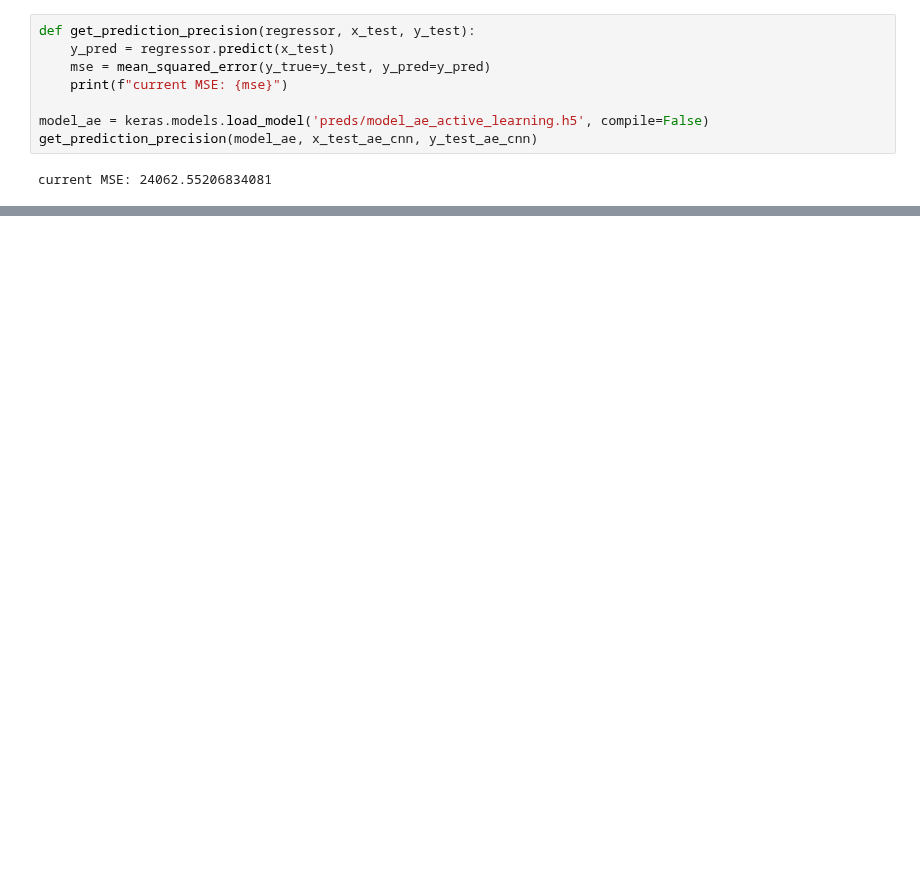
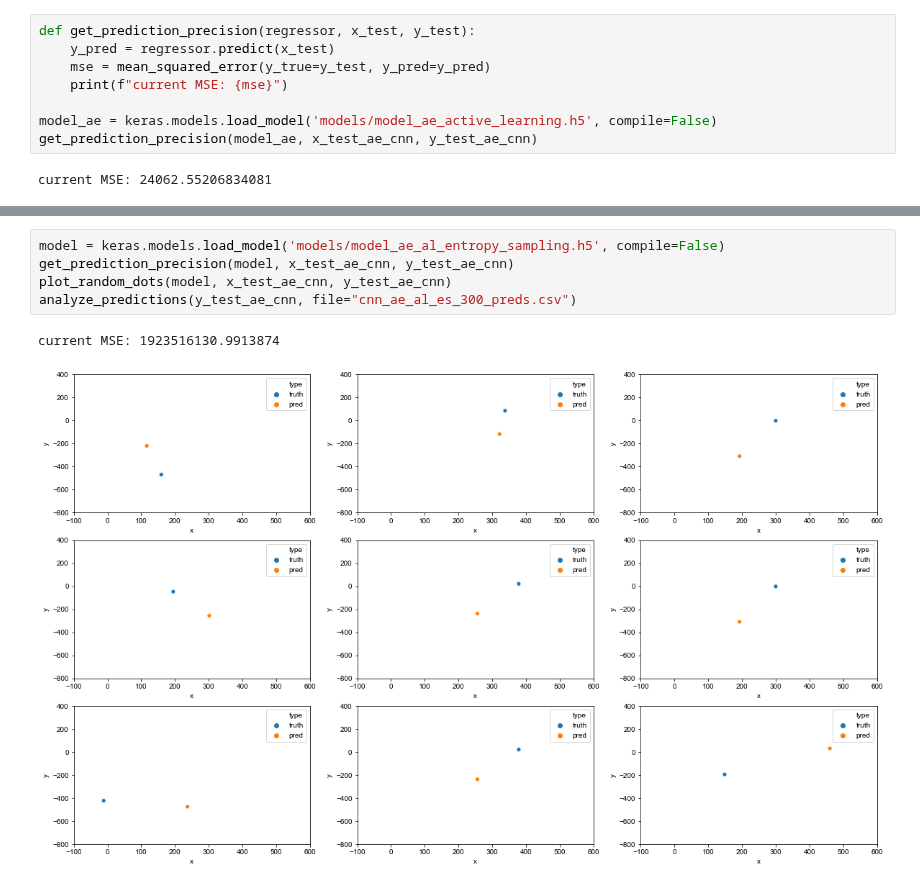
Before and after one commit to telenovelachuan/data_science, a Jupyter notebook: master_project/active_learning.ipynb, the cells around one changed output, grey strips where cells are left out. Cells and saved outputs as stored; diff of their text form; blank space fills up the shorter version.

Commit message:
update AL model training

```diff
--- a/master_project/active_learning.ipynb
+++ b/master_project/active_learning.ipynb
@@ -159,7 +159,7 @@ def get_prediction_precision(regressor, x_test, y_test):
     mse = mean_squared_error(y_true=y_test, y_pred=y_pred)
     print(f"current MSE: {mse}")
 
-model_ae = keras.models.load_model('preds/model_ae_active_learning.h5', compile=False)
+model_ae = keras.models.load_model('models/model_ae_active_learning.h5', compile=False)
 get_prediction_precision(model_ae, x_test_ae_cnn, y_test_ae_cnn)
 # %% [output]
 current MSE: 24062.55206834081
@@ -184,0 +185,8 @@ plot_random_dots(model_ae, x_test_ae_cnn, y_test_ae_cnn)
+# %%
+model = keras.models.load_model('models/model_ae_al_entropy_sampling.h5', compile=False)
+get_prediction_precision(model, x_test_ae_cnn, y_test_ae_cnn)
+plot_random_dots(model, x_test_ae_cnn, y_test_ae_cnn)
+analyze_predictions(y_test_ae_cnn, file="cnn_ae_al_es_300_preds.csv")
+# %% [output]
+current MSE: 1923516130.9913874
+[figure, added]
```
Also changed, not shown: parts of 5 cells of this notebook, 10 other files.
